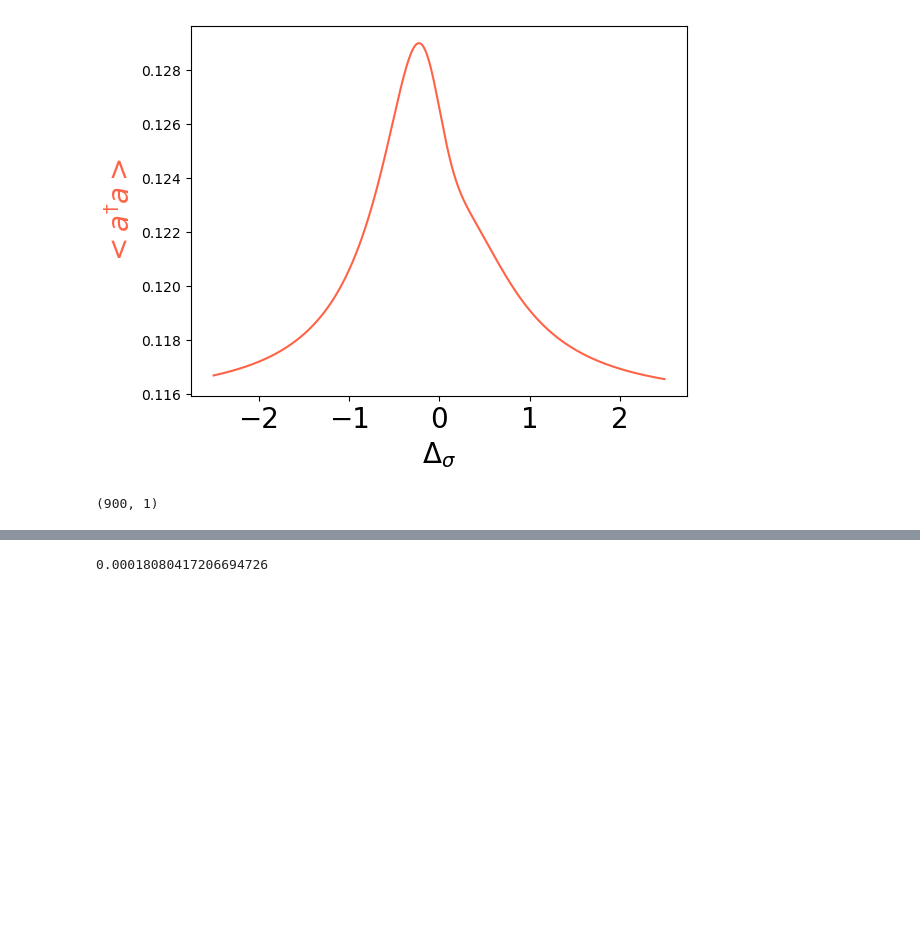
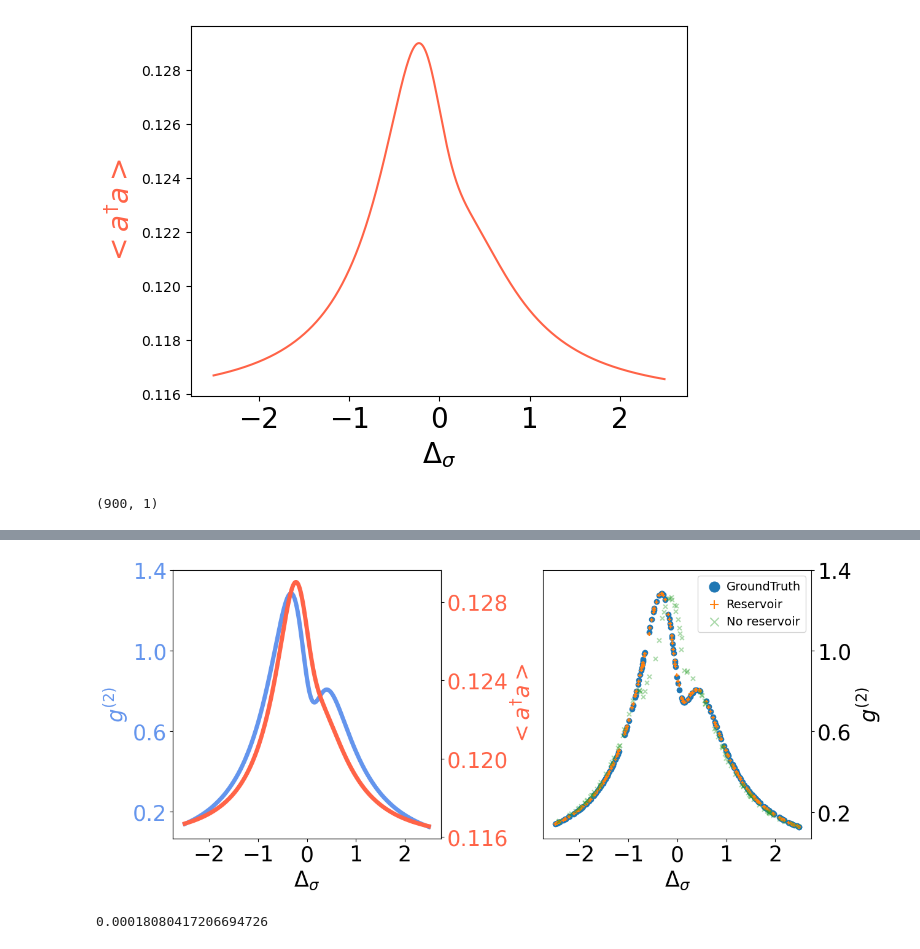
Before and after one commit to kdg930202/Polariton_neural_network, a Jupyter notebook: case4_reservoir_RFR.ipynb, the cells around one changed output, grey strips where cells are left out. Saved outputs shown, nothing was run; the diff lists cells and outputs as text; code cells hidden in the pictures; blank space fills up the shorter version.

```diff
--- a/case4_reservoir_RFR.ipynb
+++ b/case4_reservoir_RFR.ipynb
@@ -260,3 +260,53 @@ plt.legend(fontsize=13,markerscale=2,handletextpad=0.001, loc=1)
+# %%
+fig, axs = plt.subplots(1,2, figsize=(13, 13))
+
+font_size = 25
+axs[0].tick_params(axis ='y', labelcolor = 'cornflowerblue',labelsize=25)
+axs[0].tick_params(axis ='x',labelsize=font_size)
+axs[0].plot(Delta, g2, color='cornflowerblue',linewidth=5)
+axs[0].set_yticks([0.2,0.6,1.0,1.4])
+axs[0].set_xticks([-2,-1,0,1,2])
+axs[0].set_xlabel('$\Delta_{\sigma}$',fontsize=font_size)
+axs[0].set_ylabel('$g^{(2)}$',fontsize=font_size, color='cornflowerblue')
+t = axs[0].twinx()
+t.tick_params(axis ='y', labelcolor = 'tomato',labelsize=font_size)
+t.plot(Delta, abs(n), color='tomato',linewidth=5)
+t.set_yticks([0.116,0.120,0.124,0.128])
+t.set_ylabel('$<a^{\dagger}a>$',fontsize=font_size, color='tomato')
+axs[0].set_box_aspect(1)
+
+# ax1.set_yticks([0.2,0.6,1.0,1.4])
+# ax2.set_yticks([0.116,0.120,0.124,0.128])
+# plt.xticks([-2,-1,0,1,2])
+
+
+axs[1].set_ylabel('$g^{(2)}$',fontsize=font_size)
+axs[1].set_xlabel('$\Delta_{\sigma}$',fontsize=font_size)
+axs[1].scatter(Y_test_r, Y_test_g2,label = 'GroundTruth')
+axs[1].scatter(Y_test_r, Y_predict_RFR,marker="+",s=25,label = 'Reservoir')
+axs[1].scatter(Y_test_r_c, Y_predict_RFR_classic,marker="x",s=25,label = 'No reservoir', alpha=0.4)
+axs[1].tick_params(labelsize=font_size)
+axs[1].set_xticks([-2,-1,0,1,2])
+axs[1].set_yticks([0.2,0.6,1.0,1.4])
+axs[1].set_box_aspect(1)
+axs[1].yaxis.set_label_position("right")
+axs[1].yaxis.tick_right()
+axs[1].legend(fontsize=14,markerscale=2,handletextpad=0.001, loc=1)
+# axs[1].tick_params(axis ='y', labelcolor = 'g')
+# axs[1].twinx().tick_params(axis ='y', labelcolor = 'b')
+
+
+# axs[1,0].tick_params(axis ='y', labelcolor = 'g')
+# axs[1,0].twinx().tick_params(axis ='y', labelcolor = 'b')
+
+# axs[1,1].tick_params(axis ='y', labelcolor = 'g')
+# axs[1,1].twinx().tick_params(axis ='y', labelcolor = 'b')
+
+
+# fig.supylabel('Green label', color='g')
+plt.tight_layout()
+# %% [output]
+[figure, added]
 # %%
 regressor = LinearRegression()
 regressor.fit(X_train, Y_train_g2)
```
Also changed, not shown: parts of 7 cells of this notebook, 2 other files.
